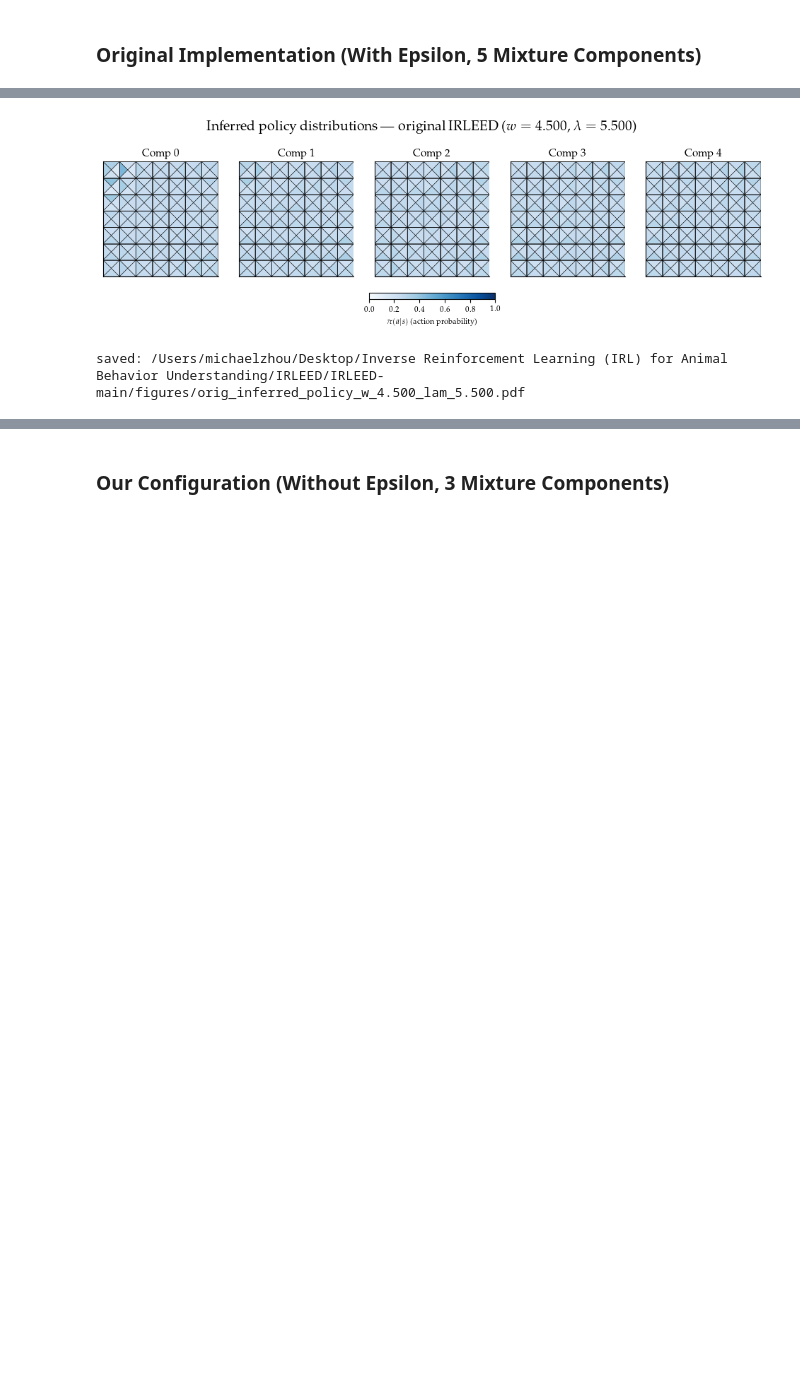
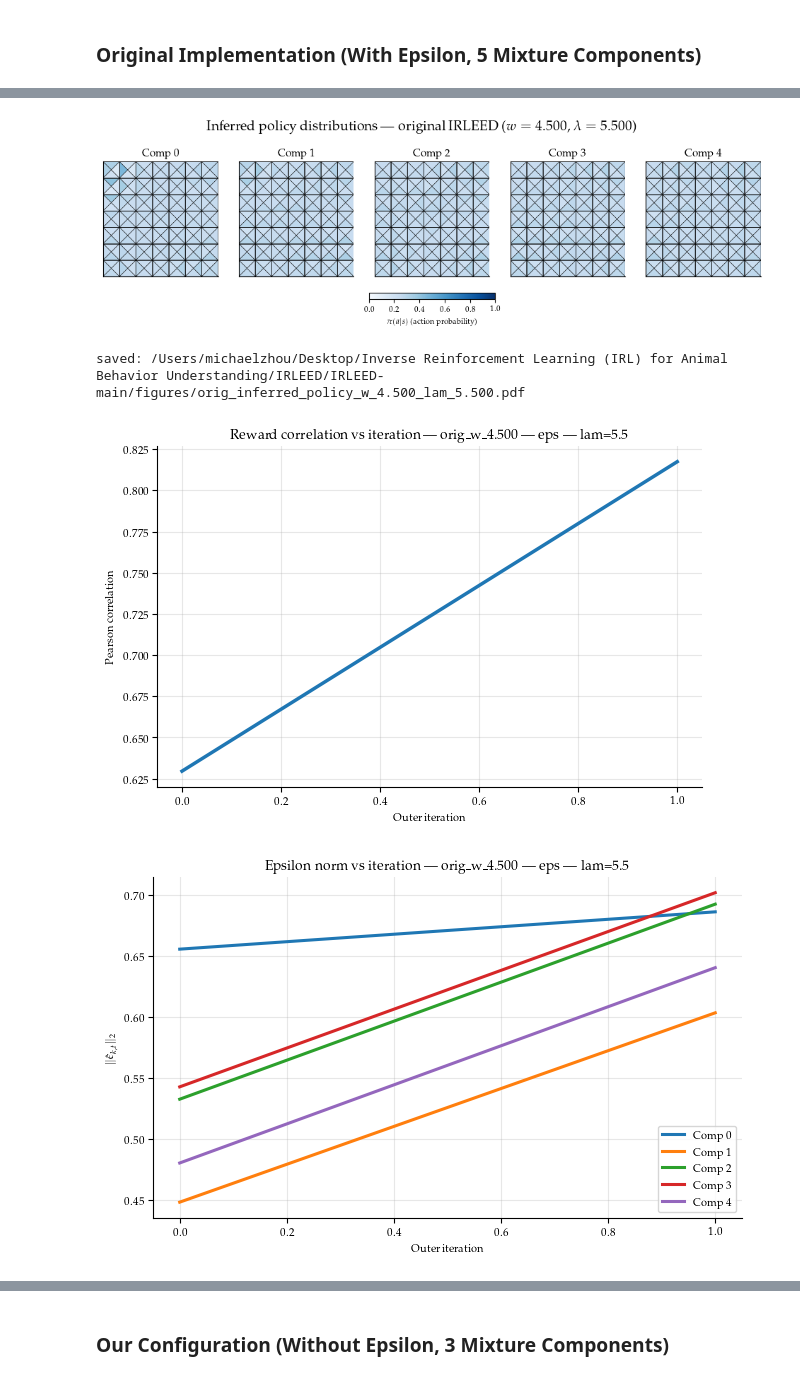
Before and after one commit to michaela10c/irleed-scaling-ambiguity, a Jupyter notebook: analyze_new_hetergeneous_demonstrators.ipynb, the cells around one changed output, grey strips where cells are left out. Cells and saved outputs as stored; diff of their text form; code cells hidden in the pictures; blank space fills up the shorter version.

```diff
--- a/analyze_new_hetergeneous_demonstrators.ipynb
+++ b/analyze_new_hetergeneous_demonstrators.ipynb
@@ -3397,6 +3543,9 @@ orig_result_path = os.path.join(
 
 with open(orig_result_path, "rb") as f:
     options_orig, data_orig = pickle.load(f)
+
+FIG_OUTDIR = os.path.join(ROOT, "figures")
+os.makedirs(FIG_OUTDIR, exist_ok=True)
 
 seed_id_orig, dat_orig = get_first_valid_seed(data_orig)
 
@@ -3583,30 +3732,82 @@ cbar = fig.colorbar(
     pad=0.18
 )
 cbar.set_label(r"$\pi(a|s)$ (action probability)")
 
 fig.subplots_adjust(bottom=0.22, top=0.82, wspace=0.18)
 
 orig_policy_save = os.path.join(
     FIG_OUTDIR,
     f"orig_inferred_policy_w_{ORIG_WEIGHT_SCALE:.3f}_lam_{ORIG_LAM:.3f}.pdf"
 )
 plt.savefig(orig_policy_save, bbox_inches="tight")
 plt.show()
 plt.close(fig)
 
 print("saved:", orig_policy_save)
+
+
+# ============================================================
+# ORIGINAL CONFIGURATION:
+# reward / epsilon diagnostics
+# ============================================================
+
+# reward history
+theta_hist_orig = np.array(dat_orig["log"]["theta"], dtype=np.float64)
+
+# epsilon history
+eps_hist_orig = np.array(dat_orig["log"]["epsilons"], dtype=np.float64)   # shape (steps, K, d)
+eps_final_orig = eps_hist_orig[-1]
+
+component_titles_orig = [f"Comp {k}" for k in range(K_orig)]
+
+orig_reward_corr_save = plot_reward_vs_iter_from_theta_hist(
+    theta_hist_mean=theta_hist_orig,
+    true_reward=true_reward,
+    beta_tag=f"orig_w_{ORIG_WEIGHT_SCALE:.3f}",
+    lam=ORIG_LAM,
+    eps_str="eps",
+    save_dir=FIG_OUTDIR,
+    fig_prefix="orig_reward_correlation_vs_iter"
+)
+
+orig_eps_norm_save = plot_epsilon_norms_vs_iter(
+    eps_hist_mean=eps_hist_orig,
+    beta_tag=f"orig_w_{ORIG_WEIGHT_SCALE:.3f}",
+    lam=ORIG_LAM,
+    eps_str="eps",
+    save_dir=FIG_OUTDIR,
+    component_titles=component_titles_orig,
+    fig_prefix="orig_epsilon_norms_vs_iter"
+)
+
+orig_eps_map_save = plot_final_epsilon_heatmaps(
+    eps_final=eps_final_orig,
+    world=world,
+    beta_tag=f"orig_w_{ORIG_WEIGHT_SCALE:.3f}",
+    lam=ORIG_LAM,
+    eps_str="eps",
+    save_dir=FIG_OUTDIR,
+    component_titles=component_titles_orig,
+    fig_prefix="orig_final_epsilon_heatmaps"
+)
+
+print("saved:", orig_reward_corr_save)
+print("saved:", orig_eps_norm_save)
+print("saved:", orig_eps_map_save)
 # %% [output]
 loaded: /Users/michaelzhou/Desktop/Inverse Reinforcement Learning (IRL) for Animal Behavior Understanding/IRLEED/IRLEED-main/results/gridworld/irleed/env_1/4.500/lam_5.500.p
 seed: 0
 available keys: dict_keys(['log', 'dem_rews', 'dem_lens', 'mix_e_features'])
 log keys: dict_keys(['betas', 'delta_betas', 'theta', 'delta_theta', 'epsilons', 'norms', 'rewards', 'traj_lens'])
 mix_e_features shape: (5, 49)
 theta_T shape: (49,)
 eps_T shape: (5, 49)
 learned_betas shape: (5,)
 [figure]
 saved: /Users/michaelzhou/Desktop/Inverse Reinforcement Learning (IRL) for Animal Behavior Understanding/IRLEED/IRLEED-main/figures/orig_demo_vs_inferred_visitation_w_4.500_lam_5.500.pdf
 learned final betas: [0.92219114 0.94101001 0.91484013 0.9145825  0.91782102]
 Policy action column order: ['R', 'L', 'U', 'D']
 [figure]
 saved: /Users/michaelzhou/Desktop/Inverse Reinforcement Learning (IRL) for Animal Behavior Understanding/IRLEED/IRLEED-main/figures/orig_inferred_policy_w_4.500_lam_5.500.pdf
+[figure, added]
+[figure, added]
```
Also changed, not shown: parts of 3 cells of this notebook.
